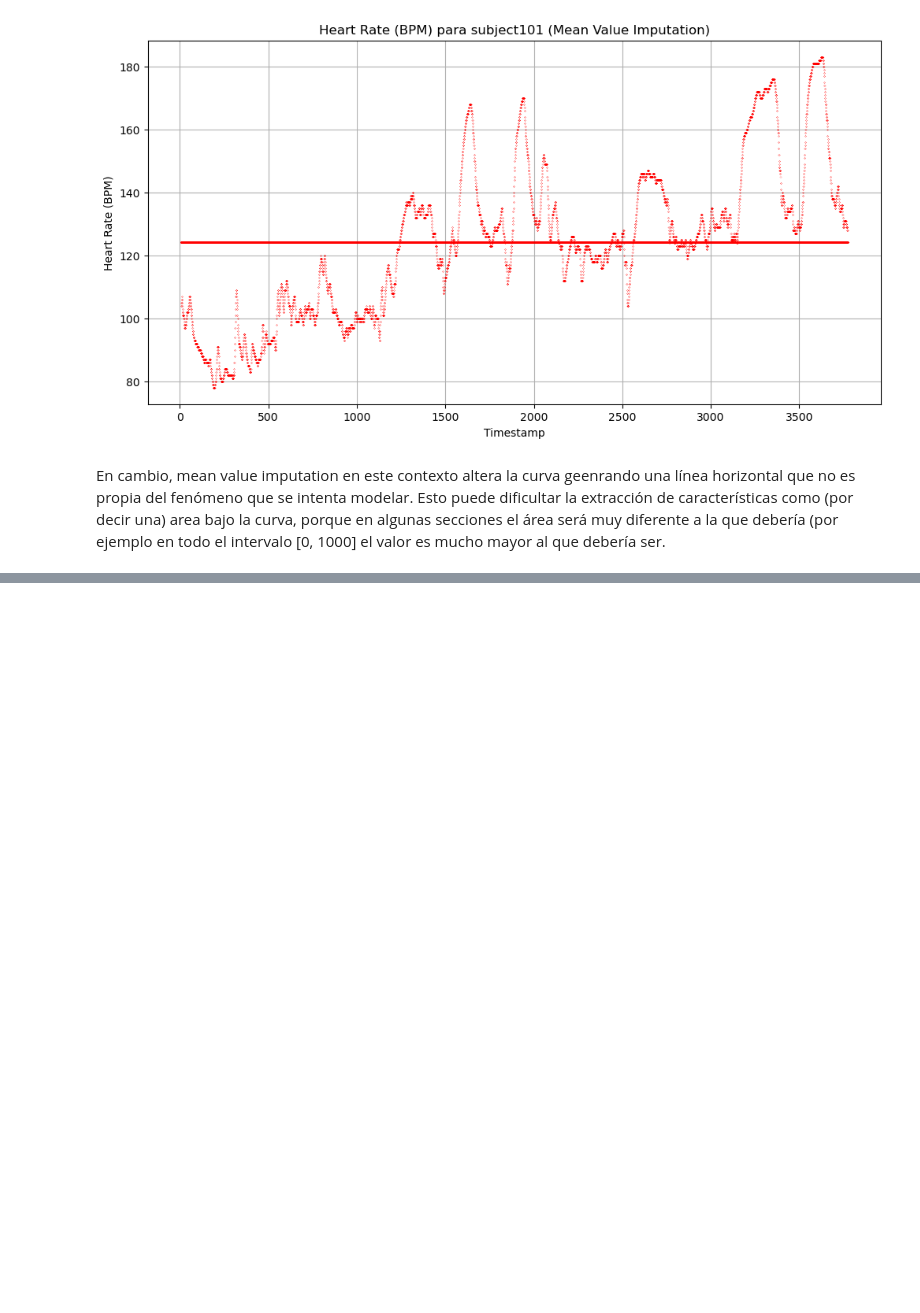
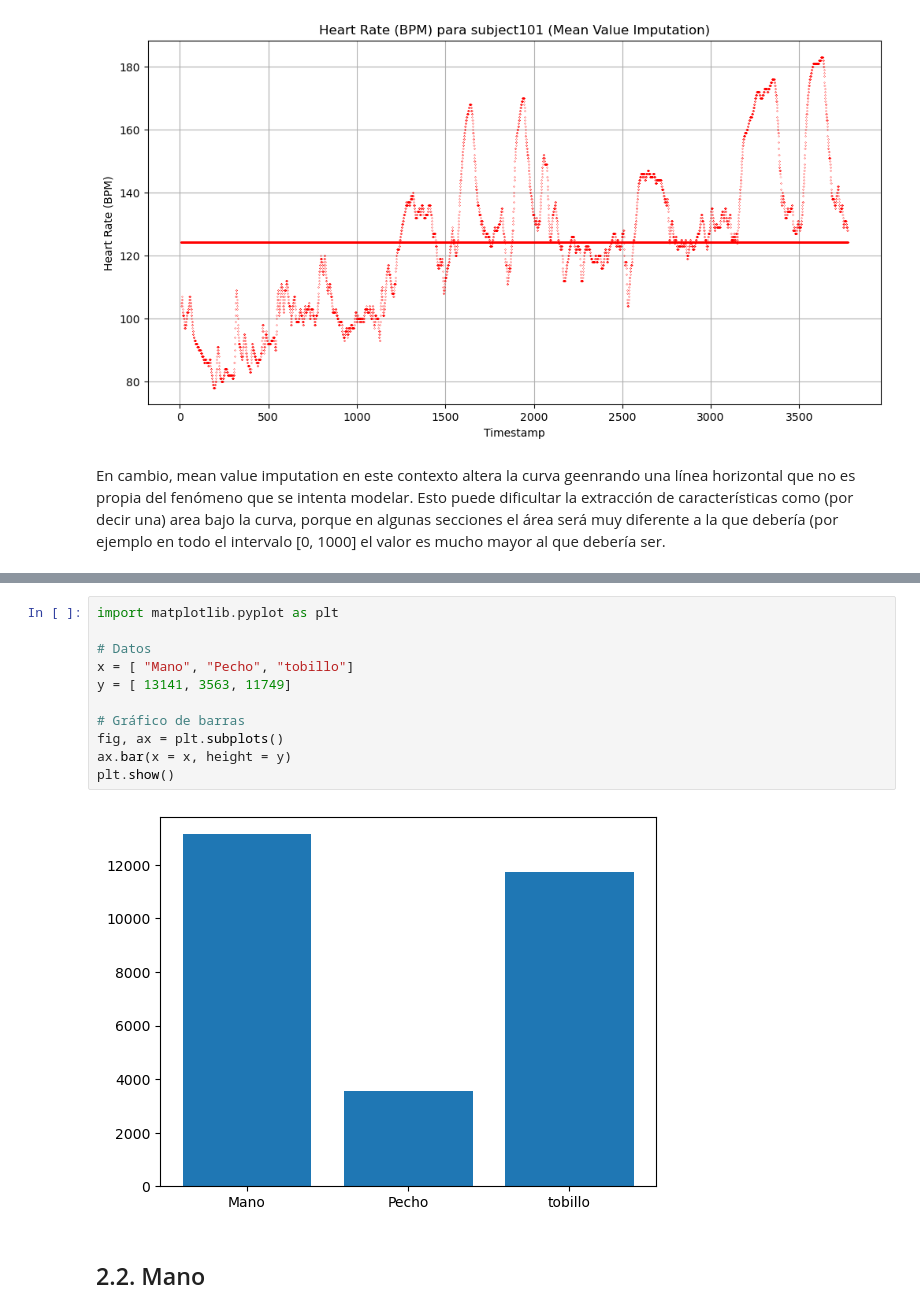
Before and after one commit to DanielRosadoRodriguez/HAR-Analysis, a Jupyter notebook: Prueba - Dataset 2.ipynb, the cells around one changed output, grey strips where cells are left out. Drawn from its saved outputs; the diff is of its cells as text; blank space fills up the shorter version.

```diff
--- a/Prueba - Dataset 2.ipynb
+++ b/Prueba - Dataset 2.ipynb
@@ -284,0 +325,15 @@ En cambio, mean value imputation en este contexto altera la curva geenrando una
+# %%
+import matplotlib.pyplot as plt
+
+# Datos
+x = [ "Mano", "Pecho", "tobillo"]
+y = [ 13141, 3563, 11749]
+
+# Gráfico de barras
+fig, ax = plt.subplots()
+ax.bar(x = x, height = y)
+plt.show()
+# %% [output]
+[figure, added]
+# %% [markdown]
+## 2.2. Mano
```
Also changed, not shown: parts of 5 cells of this notebook, 1 other file.
